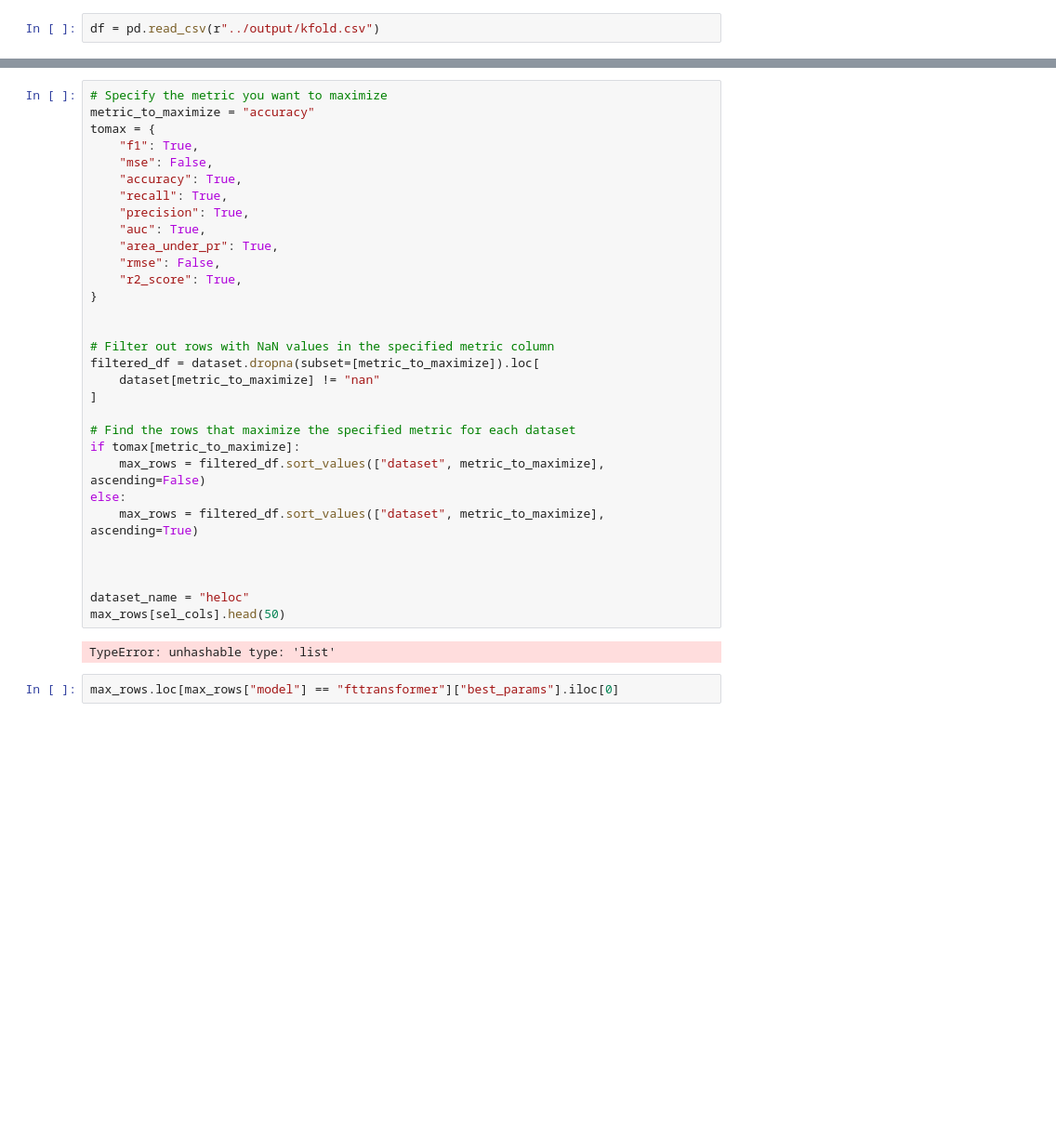
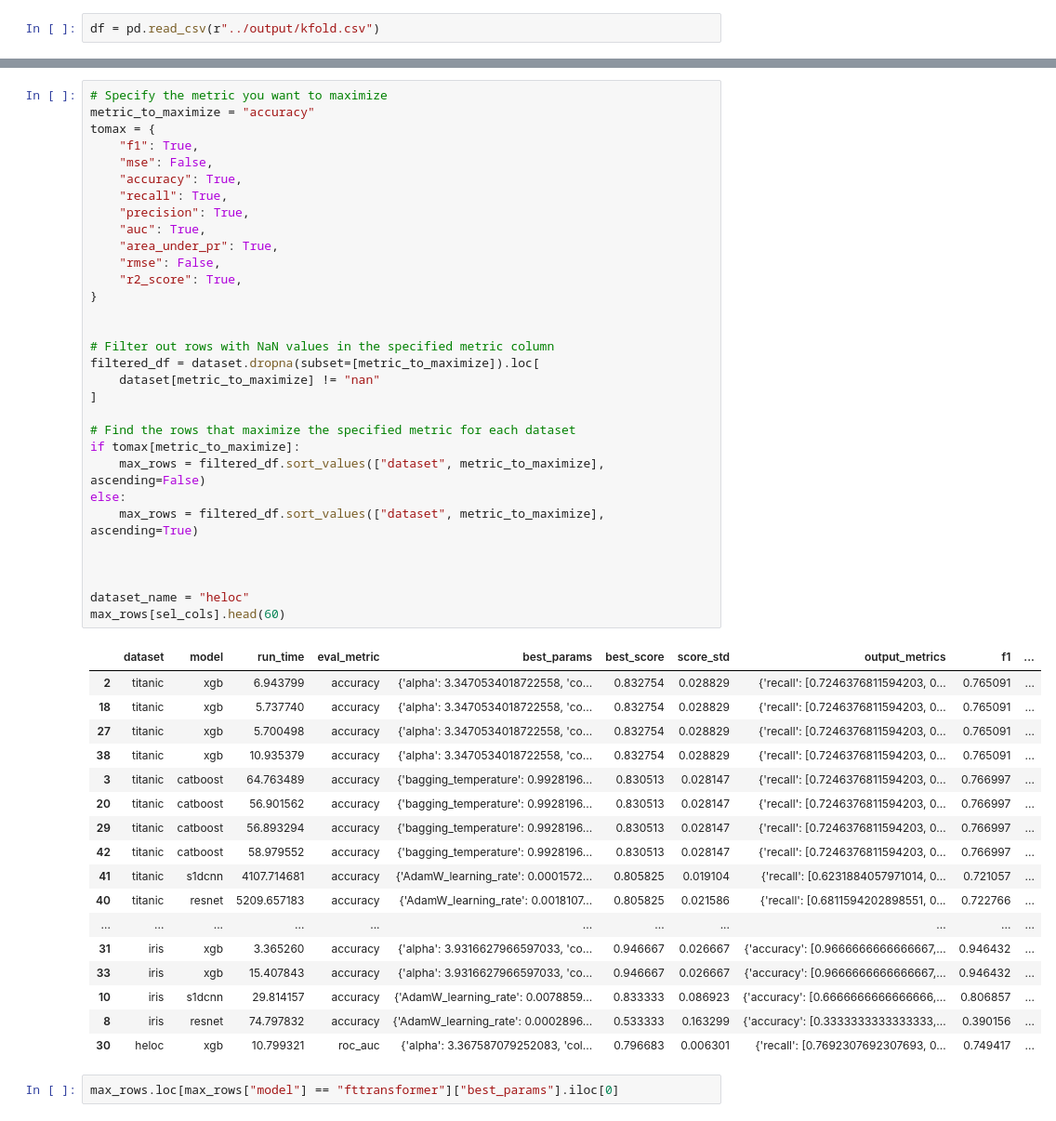
Before and after one commit to mdicio/AutoDeep, a Jupyter notebook: notebooks/ExplorationBook.ipynb, the cells around one changed output, grey strips where cells are left out. Shown at 93% size. Saved outputs shown, nothing was run; the diff lists cells and outputs as text; blank space fills up the shorter version.

```diff
--- a/notebooks/ExplorationBook.ipynb
+++ b/notebooks/ExplorationBook.ipynb
@@ -61,35 +75,51 @@ dataset
 # Specify the metric you want to maximize
 metric_to_maximize = "accuracy"
 tomax = {
     "f1": True,
     "mse": False,
     "accuracy": True,
     "recall": True,
     "precision": True,
     "auc": True,
     "area_under_pr": True,
     "rmse": False,
     "r2_score": True,
 }
 
 
 # Filter out rows with NaN values in the specified metric column
 filtered_df = dataset.dropna(subset=[metric_to_maximize]).loc[
     dataset[metric_to_maximize] != "nan"
 ]
 
 # Find the rows that maximize the specified metric for each dataset
 if tomax[metric_to_maximize]:
     max_rows = filtered_df.sort_values(["dataset", metric_to_maximize], ascending=False)
 else:
     max_rows = filtered_df.sort_values(["dataset", metric_to_maximize], ascending=True)
 
 
 
 dataset_name = "heloc"
-max_rows[sel_cols].head(50)
+max_rows[sel_cols].head(60)
 # %% [output]
-TypeError: unhashable type: 'list'
+|  | dataset | model | run_time | eval_metric | best_params | best_score | score_std | output_metrics | f1 | ... |
+| 2 | titanic | xgb | 6.943799 | accuracy | {'alpha': 3.3470534018722558, 'co... | 0.832754 | 0.028829 | {'recall': [0.7246376811594203, 0... | 0.765091 | ... |
+| 18 | titanic | xgb | 5.737740 | accuracy | {'alpha': 3.3470534018722558, 'co... | 0.832754 | 0.028829 | {'recall': [0.7246376811594203, 0... | 0.765091 | ... |
+| 27 | titanic | xgb | 5.700498 | accuracy | {'alpha': 3.3470534018722558, 'co... | 0.832754 | 0.028829 | {'recall': [0.7246376811594203, 0... | 0.765091 | ... |
+| 38 | titanic | xgb | 10.935379 | accuracy | {'alpha': 3.3470534018722558, 'co... | 0.832754 | 0.028829 | {'recall': [0.7246376811594203, 0... | 0.765091 | ... |
+| 3 | titanic | catboost | 64.763489 | accuracy | {'bagging_temperature': 0.9928196... | 0.830513 | 0.028147 | {'recall': [0.7246376811594203, 0... | 0.766997 | ... |
+| 20 | titanic | catboost | 56.901562 | accuracy | {'bagging_temperature': 0.9928196... | 0.830513 | 0.028147 | {'recall': [0.7246376811594203, 0... | 0.766997 | ... |
+| 29 | titanic | catboost | 56.893294 | accuracy | {'bagging_temperature': 0.9928196... | 0.830513 | 0.028147 | {'recall': [0.7246376811594203, 0... | 0.766997 | ... |
+| 42 | titanic | catboost | 58.979552 | accuracy | {'bagging_temperature': 0.9928196... | 0.830513 | 0.028147 | {'recall': [0.7246376811594203, 0... | 0.766997 | ... |
+| 41 | titanic | s1dcnn | 4107.714681 | accuracy | {'AdamW_learning_rate': 0.0001572... | 0.805825 | 0.019104 | {'recall': [0.6231884057971014, 0... | 0.721057 | ... |
+| 40 | titanic | resnet | 5209.657183 | accuracy | {'AdamW_learning_rate': 0.0018107... | 0.805825 | 0.021586 | {'recall': [0.6811594202898551, 0... | 0.722766 | ... |
+| ... | ... | ... | ... | ... | ... | ... | ... | ... | ... | ... |
+| 31 | iris | xgb | 3.365260 | accuracy | {'alpha': 3.9316627966597033, 'co... | 0.946667 | 0.026667 | {'accuracy': [0.9666666666666667,... | 0.946432 | ... |
+| 33 | iris | xgb | 15.407843 | accuracy | {'alpha': 3.9316627966597033, 'co... | 0.946667 | 0.026667 | {'accuracy': [0.9666666666666667,... | 0.946432 | ... |
+| 10 | iris | s1dcnn | 29.814157 | accuracy | {'AdamW_learning_rate': 0.0078859... | 0.833333 | 0.086923 | {'accuracy': [0.6666666666666666,... | 0.806857 | ... |
+| 8 | iris | resnet | 74.797832 | accuracy | {'AdamW_learning_rate': 0.0002896... | 0.533333 | 0.163299 | {'accuracy': [0.3333333333333333,... | 0.390156 | ... |
+| 30 | heloc | xgb | 10.799321 | roc_auc | {'alpha': 3.367587079252083, 'col... | 0.796683 | 0.006301 | {'recall': [0.7692307692307693, 0... | 0.749417 | ... |
 # %%
 max_rows.loc[max_rows["model"] == "fttransformer"]["best_params"].iloc[0]
 # %%
```
Also changed, not shown: parts of 2 cells of this notebook, 5 other files.
